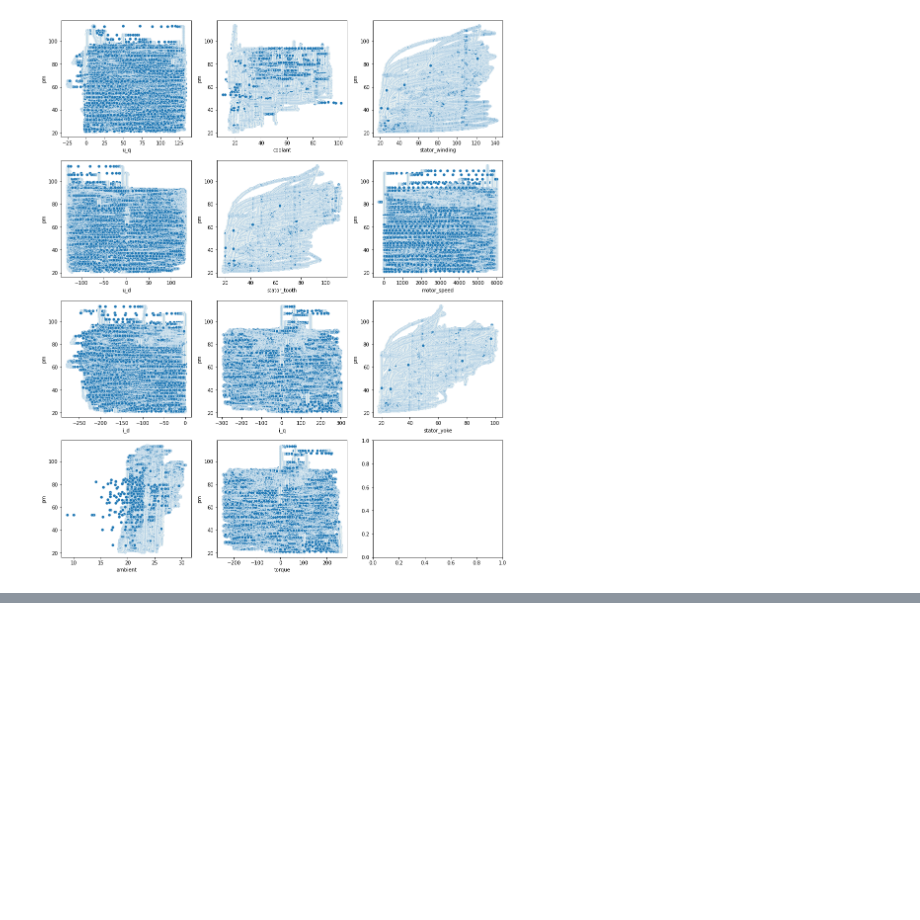
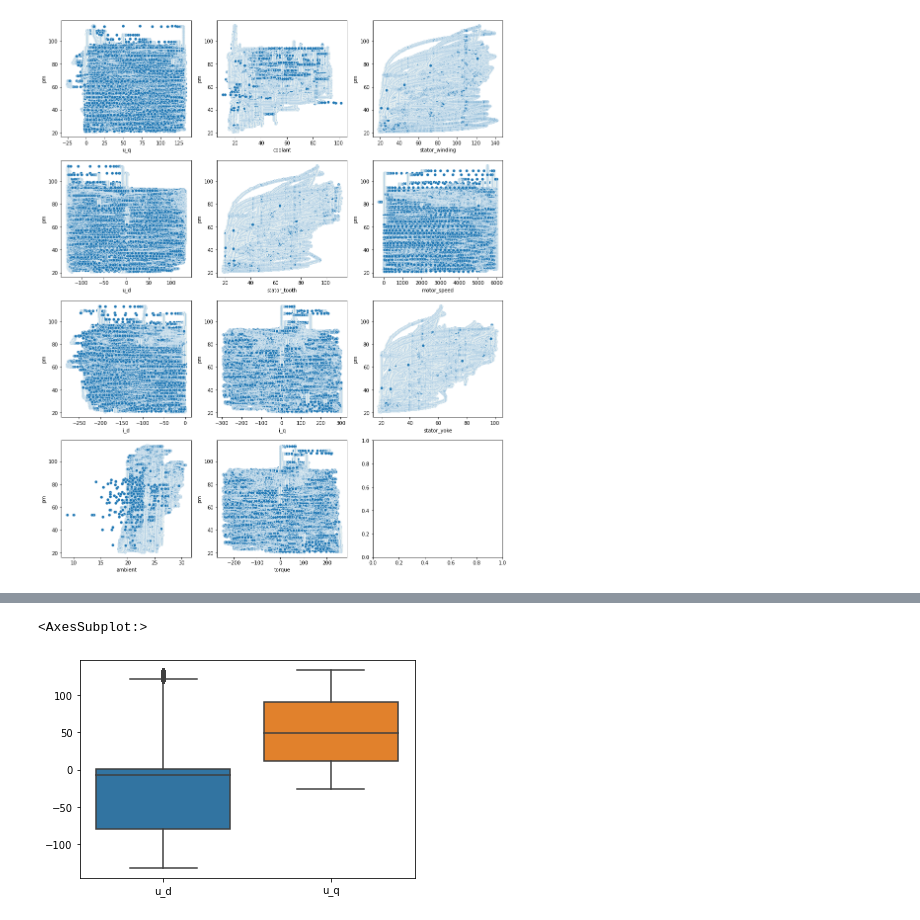
Before and after one commit to eike2/electric_motor, a Jupyter notebook: Electric Motor Temperature Estimation.ipynb, the cells around one changed output, grey strips where cells are left out. Saved outputs shown, nothing was run; the diff lists cells and outputs as text; code cells hidden in the pictures; blank space fills up the shorter version.

```diff
--- a/Electric Motor Temperature Estimation.ipynb
+++ b/Electric Motor Temperature Estimation.ipynb
@@ -293,0 +322,5 @@ sns.scatterplot(data=db,x = 'torque', y = 'pm',ax=axes[3,1])
+# %%
+sns.boxplot(data=db[['u_d','u_q']])
+# %% [output]
+<AxesSubplot:>
+[figure, added]
```
Also changed, not shown: parts of 8 cells of this notebook.
